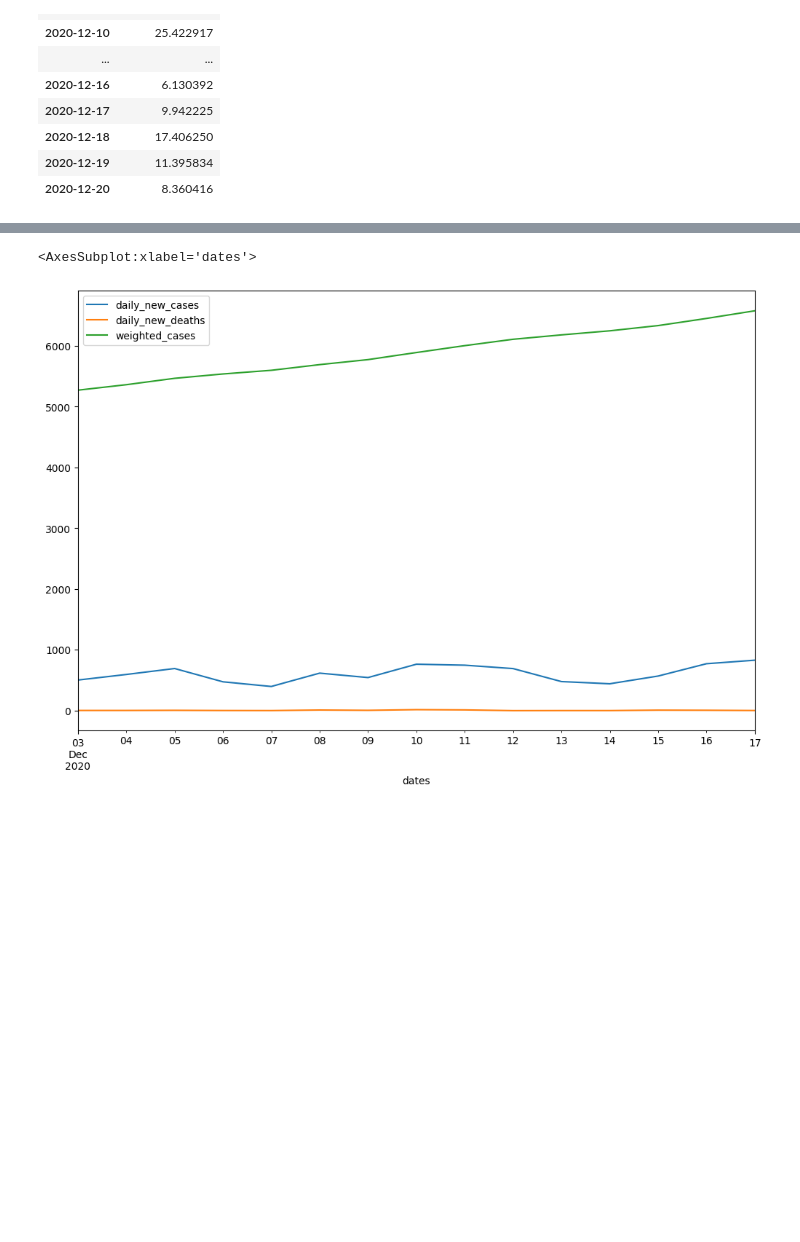
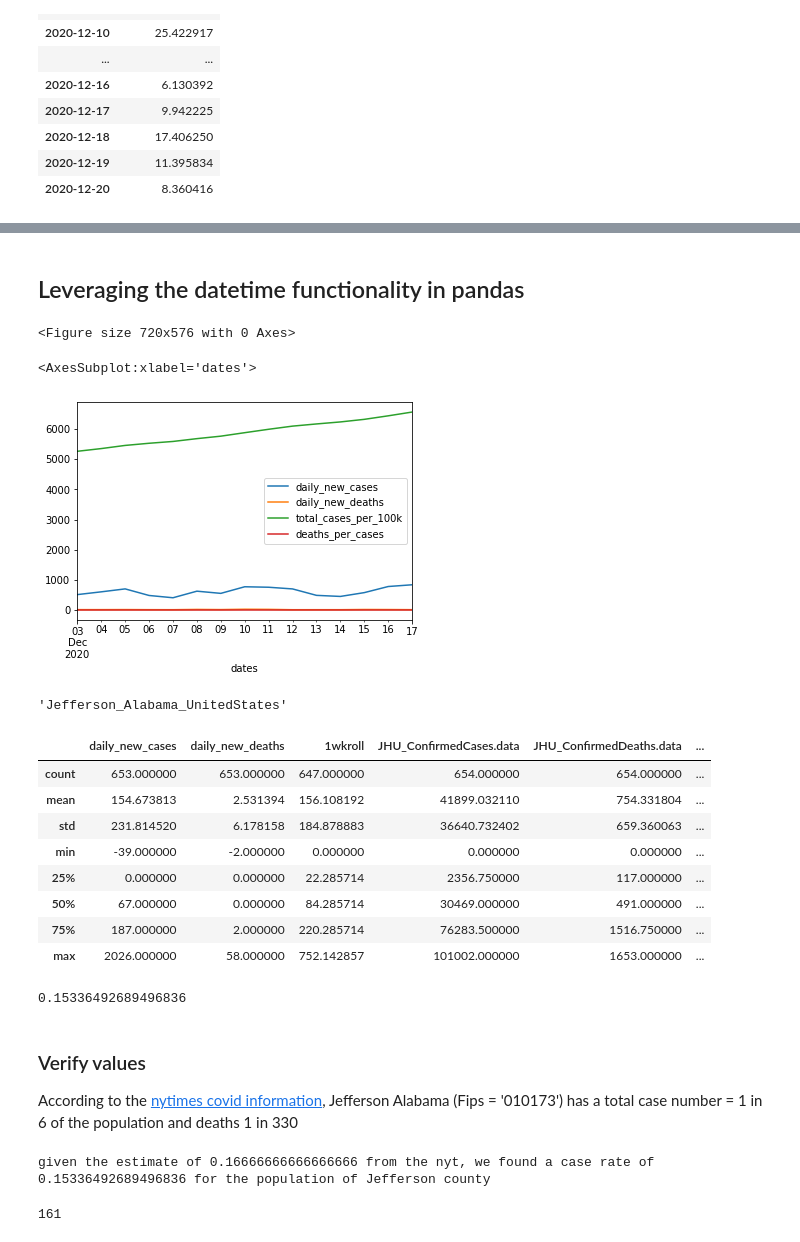
Before and after one commit to richstrouss/capstone, a Jupyter notebook: avk_data_investigation.ipynb, the cells around one changed output, grey strips where cells are left out. Saved outputs shown, nothing was run; the diff lists cells and outputs as text; code cells hidden in the pictures; blank space fills up the shorter version.

Commit message:
got a rough way to compare date windows

```diff
--- a/avk_data_investigation.ipynb
+++ b/avk_data_investigation.ipynb
@@ -405,4 +392,0 @@ df2.index = pd.to_datetime(df.index, format="%Y/%m/%d")
-# %%
-top_level_covid = ['fips','daily_new_cases','daily_new_deaths', "1wkroll",'JHU_ConfirmedCases.data','JHU_ConfirmedDeaths.data',
-                 'latestTotalPopulation']
-covdf = df2[top_level_covid]
@@ -483,5 +461,0 @@ All official sources use some form of balancing here, most common is #of cases p
-# %%
-covdf['weighted_cases'] =covdf.apply( set_caseper_100k, axis =1)
-# covdf.drop(columns=['weighted_cases'])
-covdf.head()
-# covdf.apply(lambda row: set_caseper_100k(row), axis =1)
@@ -512,21 +462,51 @@ Next steps:
+# %% [markdown]
+## Leveraging the datetime functionality in pandas
 # %%
-# comparing no2 vs cases
-fig = plt.figure(figsize =(10,8))
 tdate = pd.Timestamp('2020-12-10')
-
 # days forward and backward to look
 offset = pd.offsets.Week()
+# %% [output]
+<Figure size 720x576 with 0 Axes>
 # %%
 no_vals = no2df[no2df['fips'] == '01073'].loc[tdate - offset:tdate+offset]["Arithmetic Mean"]
 cov_interval = covdf.loc[tdate - offset:tdate+offset]
 # %%
-cov_interval[['daily_new_cases','daily_new_deaths','weighted_cases']].plot()
+cov_interval[['daily_new_cases','daily_new_deaths','total_cases_per_100k','deaths_per_cases']].plot()
 
 
 
 # idx = pd.date_range(start="2020-12-20", freq="D", periods=7)
 # no2df[no2df['fips']=='01073'].loc[idx]
 # no2df[['Arithmetic Mean']][no2df['fips'] == '01073'].loc[tdate:'2020-12-20']
 # %% [output]
 <AxesSubplot:xlabel='dates'>
-[figure, old version]
+[figure, new version]
+# %%
+get_county_from_fips('01073')
+# %% [output]
+'Jefferson_Alabama_UnitedStates'
+# %%
+covdf.describe()
+# %% [output]
+|  | daily_new_cases | daily_new_deaths | 1wkroll | JHU_ConfirmedCases.data | JHU_ConfirmedDeaths.data | ... |
+| count | 653.000000 | 653.000000 | 647.000000 | 654.000000 | 654.000000 | ... |
+| mean | 154.673813 | 2.531394 | 156.108192 | 41899.032110 | 754.331804 | ... |
+| std | 231.814520 | 6.178158 | 184.878883 | 36640.732402 | 659.360063 | ... |
+| min | -39.000000 | -2.000000 | 0.000000 | 0.000000 | 0.000000 | ... |
+| 25% | 0.000000 | 0.000000 | 22.285714 | 2356.750000 | 117.000000 | ... |
+| 50% | 67.000000 | 0.000000 | 84.285714 | 30469.000000 | 491.000000 | ... |
+| 75% | 187.000000 | 2.000000 | 220.285714 | 76283.500000 | 1516.750000 | ... |
+| max | 2026.000000 | 58.000000 | 752.142857 | 101002.000000 | 1653.000000 | ... |
+# %%
+tcase_for_pop = covdf["JHU_ConfirmedCases.data"].max()/covdf["latestTotalPopulation"].max()
+tcase_for_pop
+# %% [output]
+0.15336492689496836
+# %% [markdown]
+### Verify values
+
+According to the [nytimes covid information](https://www.nytimes.com/interactive/2021/us/covid-cases.html), Jefferson Alabama (Fips = '010173') has a total case number = 1 in 6 of the population and deaths 1 in 330
+# %%
+print(f"given the estimate of {1/6} from the nyt, we found a case rate of {tcase_for_pop} for the population of Jefferson county")
+# %% [output]
+given the estimate of 0.16666666666666666 from the nyt, we found a case rate of 0.15336492689496836 for the population of Jefferson county
@@ -532,0 +525,8 @@ cov_interval[['daily_new_cases','daily_new_deaths','weighted_cases']].plot()
+# %%
+tlist = []
+for fip in no2fips:
+    if ex_dict[fip] > first_case_date+(4*pd.offsets.Week()):
+        tlist.append(fip)
+print(len(tlist))
+# %% [output]
+161
```
Also changed, not shown: parts of 32 cells of this notebook.
